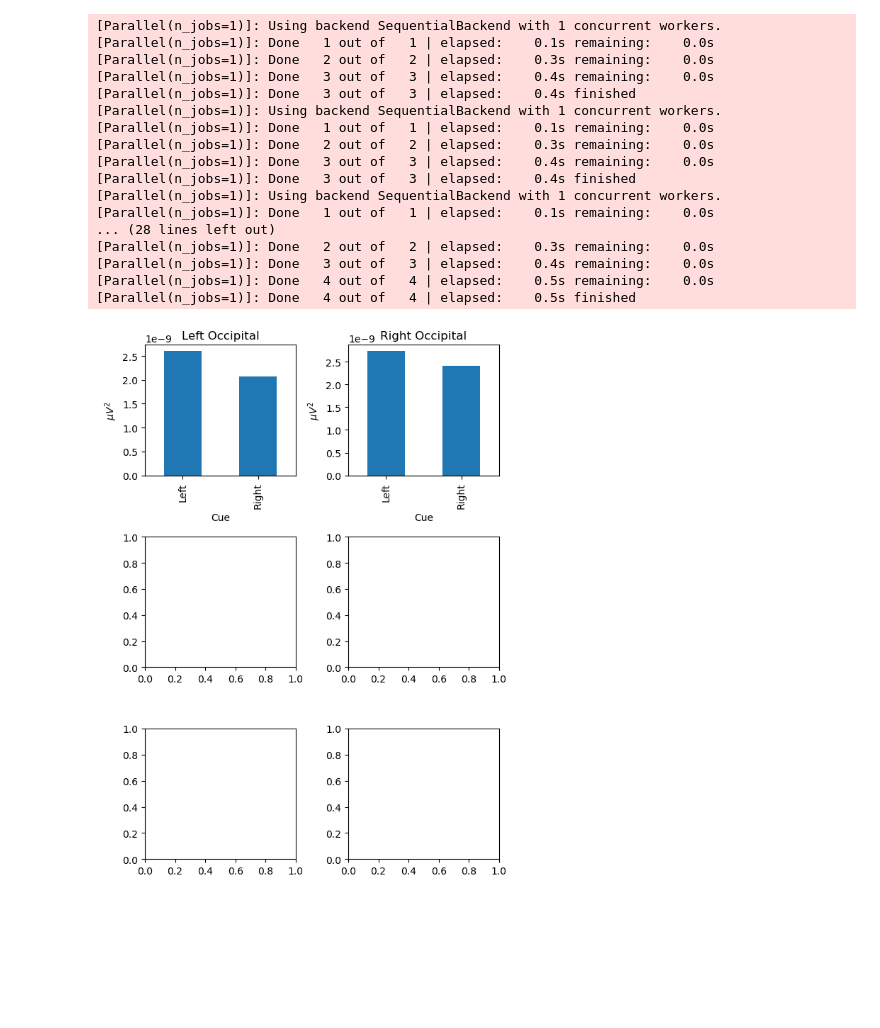
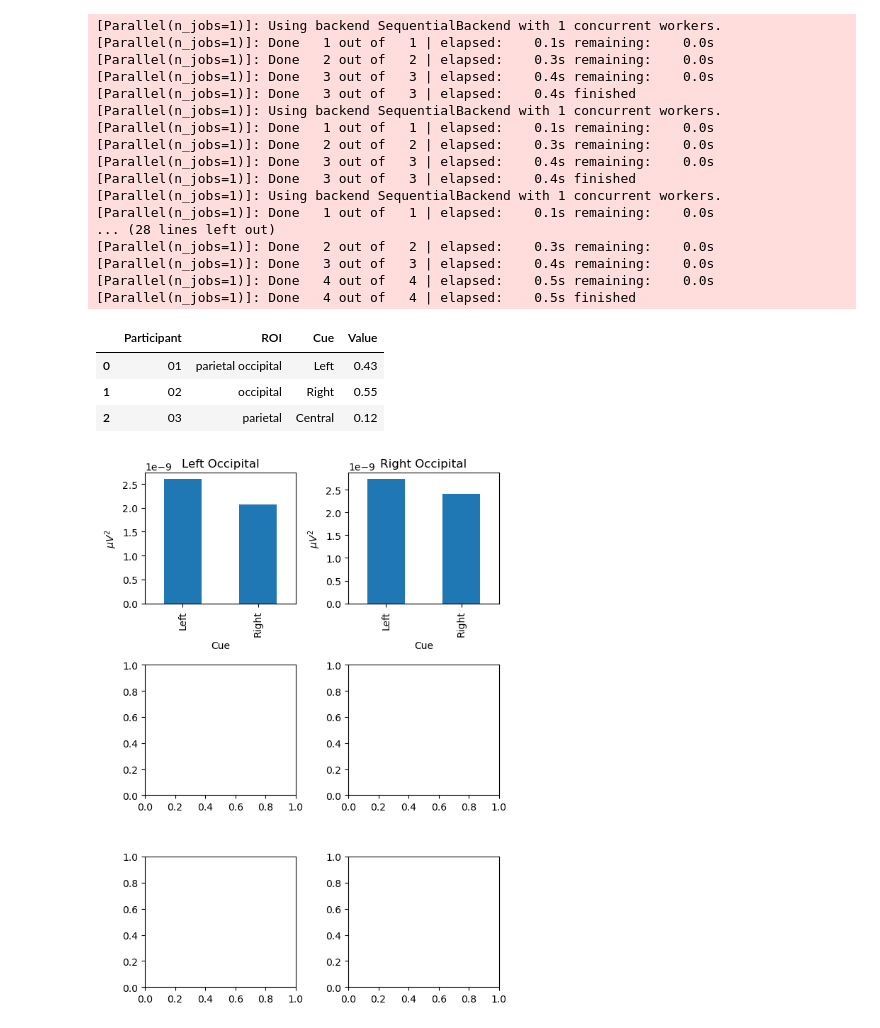
Before and after one commit to locua/time-frequency-analysis, a Jupyter notebook: cluster_stats.ipynb, the cells around one changed output. Cells and saved outputs as stored; diff of their text form; code cells hidden in the pictures; blank space fills up the shorter version.

```diff
--- a/cluster_stats.ipynb
+++ b/cluster_stats.ipynb
@@ -1001,6 +1003,18 @@ def create_bar(Lc_mean, Rc_mean, ax, title):
     ax.set_ylabel(r'$μV^{2}$')
 
     return plot
+# %%
+pd.DataFrame({
+    'Participant':['01', '02', '03'],
+    'ROI':['parietal occipital', 'occipital', 'parietal'],
+    'Cue':['Left', 'Right', 'Central'],
+    'Value':[0.43, 0.55, 0.12]
+})
+# %% [output]
+|  | Participant | ROI | Cue | Value |
+| 0 | 01 | parietal occipital | Left | 0.43 |
+| 1 | 02 | occipital | Right | 0.55 |
+| 2 | 03 | parietal | Central | 0.12 |
 # %%
 fig, axes = plt.subplots(3,2, figsize=(6, 8))
 
```
Also changed, not shown: parts of 9 cells of this notebook.
